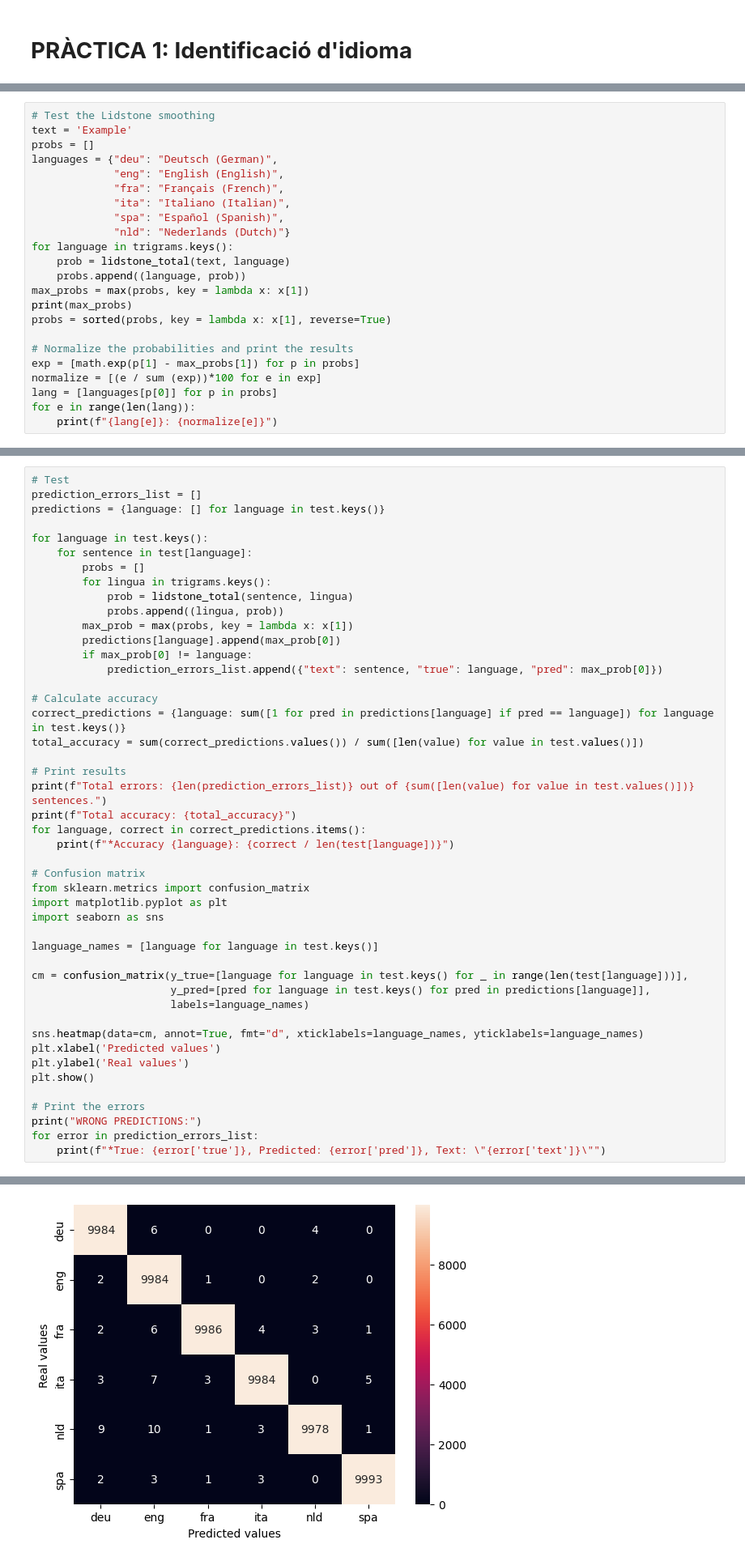
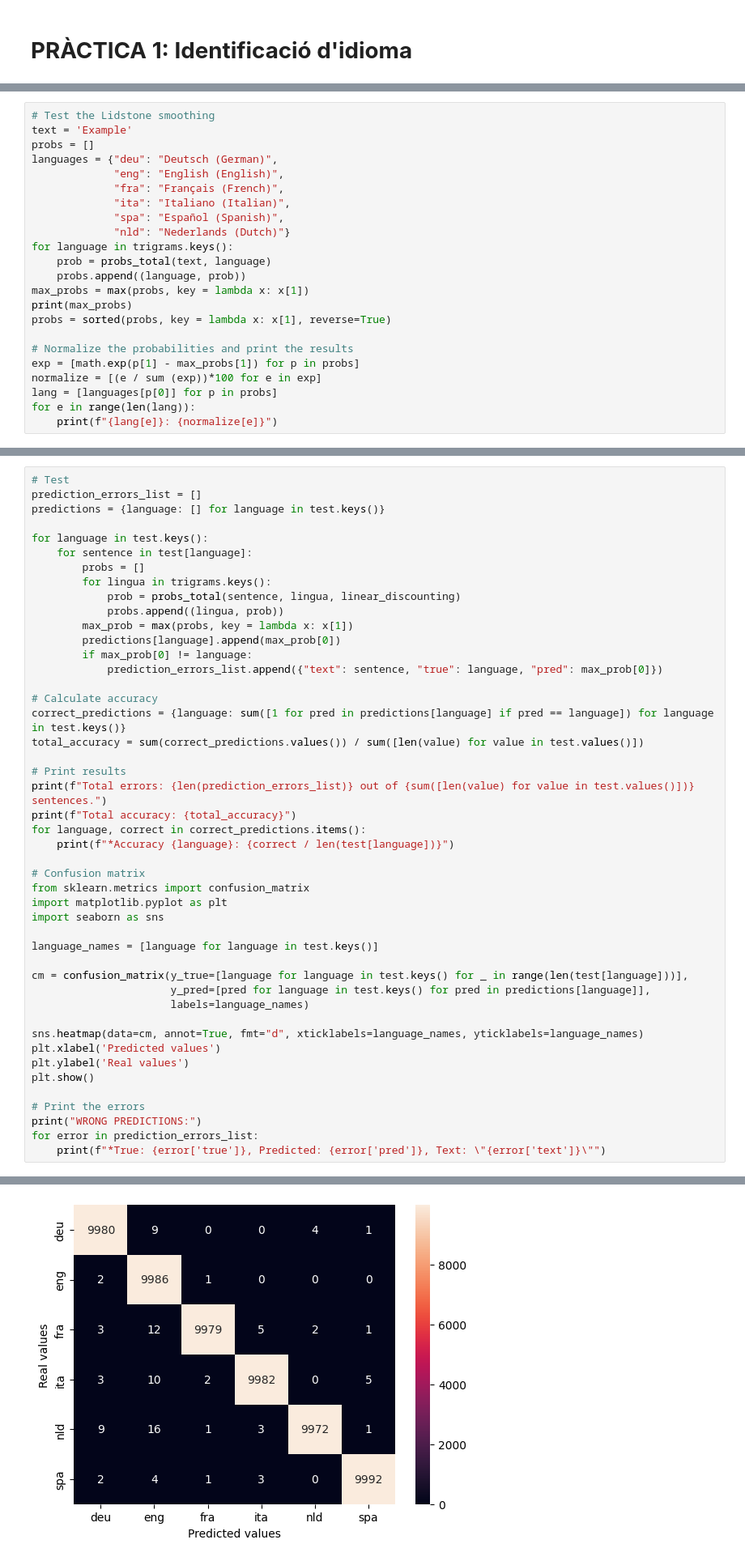
Before and after one commit to caiselvas/language-identification, a Jupyter notebook: main.ipynb, the cells around one changed output, grey strips where cells are left out. Shown: that part at 81% size. Saved outputs shown, nothing was run; the diff lists cells and outputs as text.

```diff
--- a/main.ipynb
+++ b/main.ipynb
@@ -79,7 +94,7 @@ languages = {"deu": "Deutsch (German)",
              "spa": "Español (Spanish)",
              "nld": "Nederlands (Dutch)"}
 for language in trigrams.keys():
-    prob = lidstone_total(text, language)
+    prob = probs_total(text, language)
     probs.append((language, prob))
 max_probs = max(probs, key = lambda x: x[1])
 print(max_probs)
@@ -108,7 +197,7 @@ for language in test.keys():
 	for sentence in test[language]:
 		probs = []
 		for lingua in trigrams.keys():
-			prob = lidstone_total(sentence, lingua)
+			prob = probs_total(sentence, lingua, linear_discounting)
 			probs.append((lingua, prob))
 		max_prob = max(probs, key = lambda x: x[1])
 		predictions[language].append(max_prob[0])
@@ -157,4 +246,4 @@ Total accuracy: 0.9986331283025787
-[figure, old version]
+[figure, new version]
 WRONG PREDICTIONS:
 *True: deu, Predicted: eng, Text: " all das hat otto normal patient nicht."
 *True: deu, Predicted: nld, Text: " b. angioödem, stevensjohnsonsyndrom, toxische epidermale nekrolyse) gegen lenalidomid gezeigt haben."
```
Also changed, not shown: parts of 13 cells of this notebook, 2 other files.
